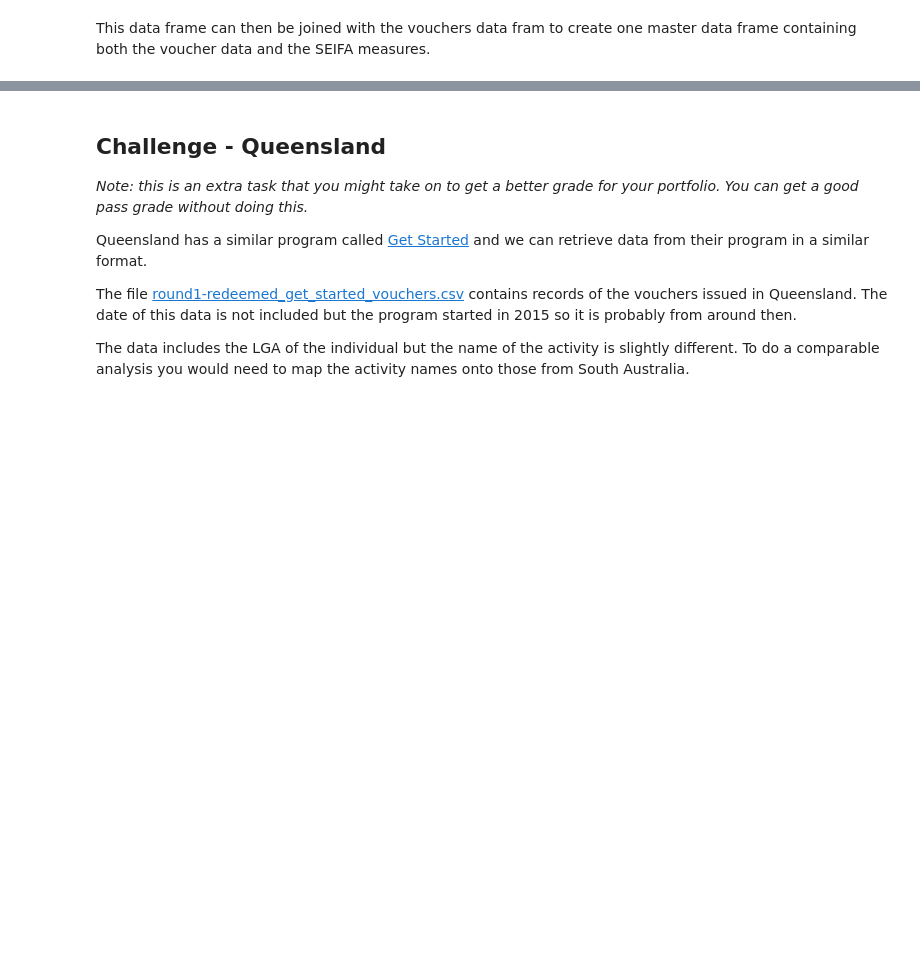
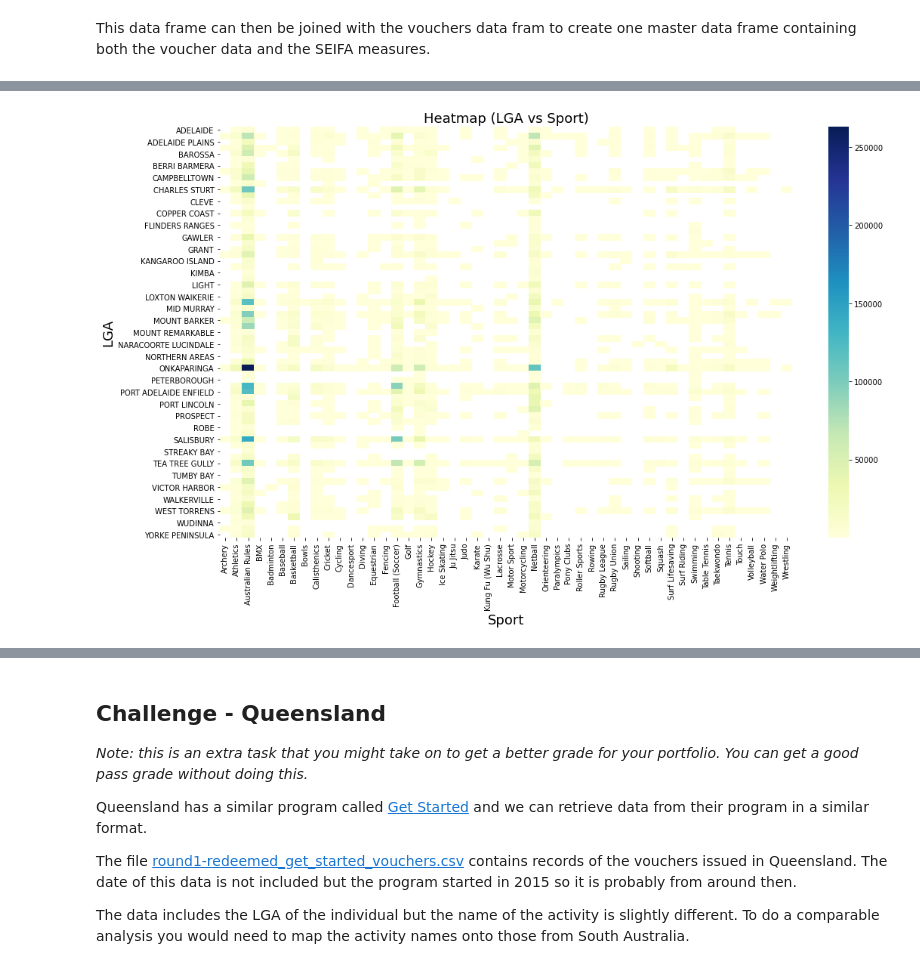
Before and after one commit to walthersy/DataScience-Portfolio, a Jupyter notebook: Portfolio 2.ipynb, the cells around one changed output, grey strips where cells are left out. Drawn from its saved outputs; the diff is of its cells as text; code cells hidden in the pictures; blank space fills up the shorter version.

```diff
--- a/Portfolio 2.ipynb
+++ b/Portfolio 2.ipynb
@@ -90,0 +102,6 @@ sa_vouchers_scores.head()
+# %%
+sa_grp = sa_vouchers_scores.pivot_table(index=['Participant_LGA'],
+                                        columns='Voucher_Sport',
+                                        values="Voucher_Value",
+                                        aggfunc=np.sum)
+sa_grp.head()
@@ -90,0 +117,9 @@ sa_vouchers_scores.head()
+# %%
+plt.figure(figsize=(17,10))
+grid = sns.heatmap(sa_grp,cmap='YlGnBu')
+grid.set_title(label='Heatmap (LGA vs Sport)',fontsize=18)
+grid.set_ylabel('LGA',fontsize=18)
+grid.set_xlabel('Sport',fontsize=18)
+plt.show()
+# %% [output]
+[figure, added]
```
Also changed, not shown: parts of 14 cells of this notebook.
